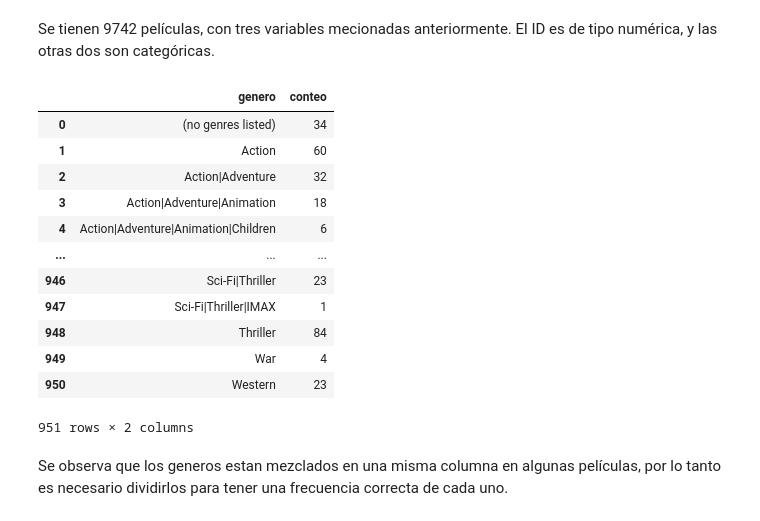
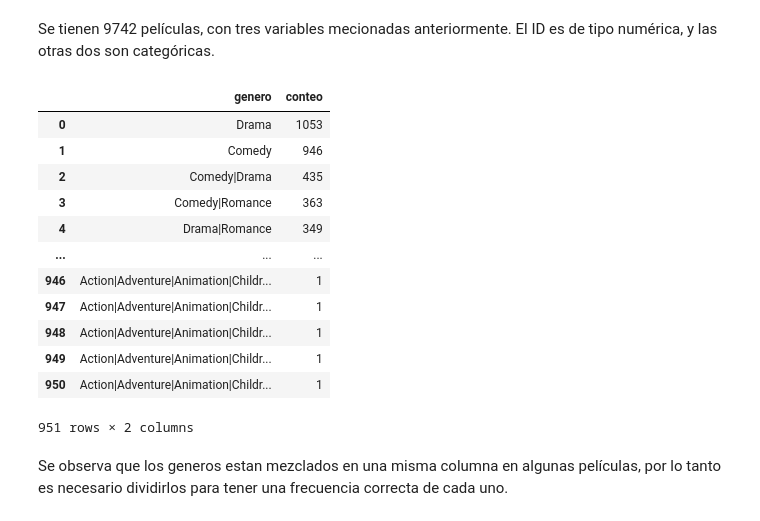
Before and after one commit to josedavidm12/sistemas_recomendacion, a Jupyter notebook: b_exploración.ipynb, the cells around one changed output. Cells and saved outputs as stored; diff of their text form; code cells hidden in the pictures.

```diff
--- a/b_exploración.ipynb
+++ b/b_exploración.ipynb
@@ -142,23 +140,24 @@ Se tienen 9742 películas, con tres variables mecionadas anteriormente. El ID es
 # %%
 ##Cuantas peliculas hay por cada género
 df_genres=pd.read_sql("""SELECT genres as genero,
                 COUNT(*) as conteo
                 FROM movies
-                GROUP BY genres""",conn)
+                GROUP BY genres
+                ORDER BY conteo DESC""",conn)
 df_genres
 # %% [output]
 |  | genero | conteo |
-| 0 | (no genres listed) | 34 |
-| 1 | Action | 60 |
-| 2 | Action|Adventure | 32 |
-| 3 | Action|Adventure|Animation | 18 |
-| 4 | Action|Adventure|Animation|Children | 6 |
+| 0 | Drama | 1053 |
+| 1 | Comedy | 946 |
+| 2 | Comedy|Drama | 435 |
+| 3 | Comedy|Romance | 363 |
+| 4 | Drama|Romance | 349 |
 | ... | ... | ... |
-| 946 | Sci-Fi|Thriller | 23 |
-| 947 | Sci-Fi|Thriller|IMAX | 1 |
-| 948 | Thriller | 84 |
-| 949 | War | 4 |
-| 950 | Western | 23 |
+| 946 | Action|Adventure|Animation|Childr... | 1 |
+| 947 | Action|Adventure|Animation|Childr... | 1 |
+| 948 | Action|Adventure|Animation|Childr... | 1 |
+| 949 | Action|Adventure|Animation|Childr... | 1 |
+| 950 | Action|Adventure|Animation|Childr... | 1 |
 951 rows × 2 columns
 # %% [markdown]
 Se observa que los generos estan mezclados en una misma columna en algunas películas, por lo tanto es necesario dividirlos para tener una frecuencia correcta de cada uno.
```
Also changed, not shown: parts of 10 cells of this notebook, 4 other files.
